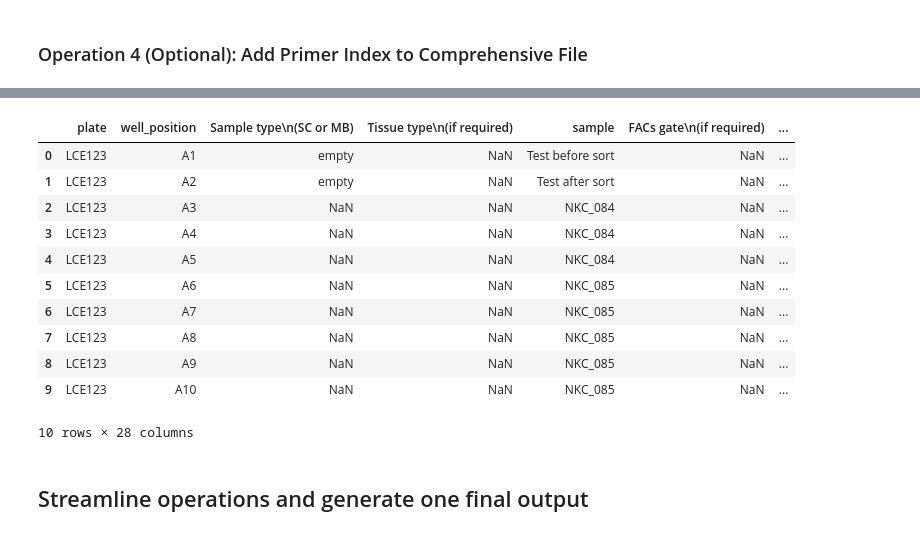
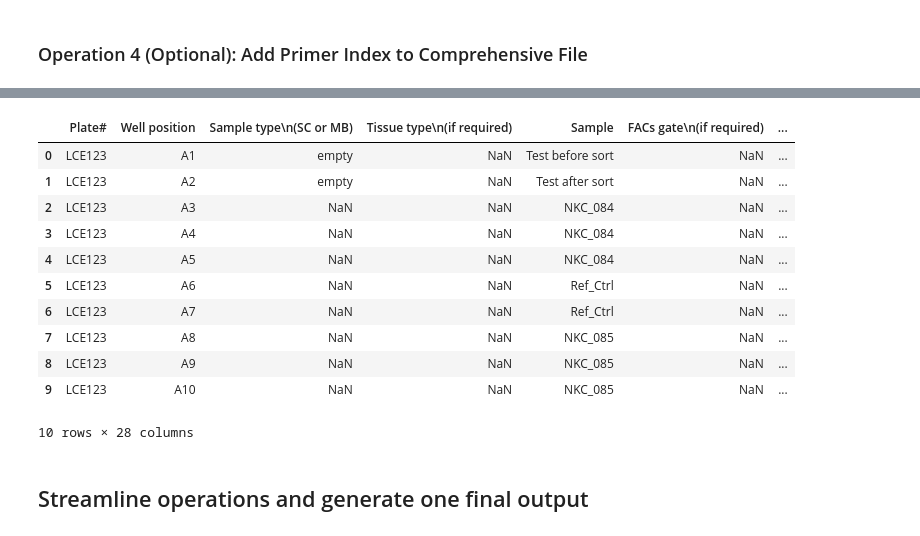
Before and after one commit to WEHI-RCPStudentInternship/Genomics-Metadata-Multiplexing, a Jupyter notebook: test_infrastructure/test_operations.ipynb, the cells around one changed output, grey strips where cells are left out. Cells and saved outputs as stored; diff of their text form; code cells hidden in the pictures.

```diff
--- a/test_infrastructure/test_operations.ipynb
+++ b/test_infrastructure/test_operations.ipynb
@@ -154,24 +224,23 @@ Given Primer Index (Sample):
 # %%
 # load primer index template
 primer_index_df = pd.read_excel(primer_index_file_path, sheet_name='Sample primer & index', skiprows=3)
-primer_index_df.rename({'Plate#': 'plate', 'Well position': 'well_position', 'Sample name': 'sample'}, axis=1, inplace=True)
+primer_index_df.rename({'Sample name': 'Sample'}, axis=1, inplace=True)
 
 # generate mockup test result file
 merged_primer_index_df = pd.merge(merged_samplesheet_fcs_and_template_sheet_df, primer_index_df,
-                                  left_on=['plate', 'well_position', 'sample'],
-                                  right_on=['plate', 'well_position', 'sample'],
+                                  on=['Plate#', 'Well position', 'Sample'],
                                   suffixes=('', '_primer'), how='left')
 
 merged_primer_index_df.head(10)
 # %% [output]
-|  | plate | well_position | Sample type\n(SC or MB) | Tissue type\n(if required) | sample | FACs gate\n(if required) | ... |
+|  | Plate# | Well position | Sample type\n(SC or MB) | Tissue type\n(if required) | Sample | FACs gate\n(if required) | ... |
 | 0 | LCE123 | A1 | empty | NaN | Test before sort | NaN | ... |
 | 1 | LCE123 | A2 | empty | NaN | Test after sort | NaN | ... |
 | 2 | LCE123 | A3 | NaN | NaN | NKC_084 | NaN | ... |
 | 3 | LCE123 | A4 | NaN | NaN | NKC_084 | NaN | ... |
 | 4 | LCE123 | A5 | NaN | NaN | NKC_084 | NaN | ... |
-| 5 | LCE123 | A6 | NaN | NaN | NKC_085 | NaN | ... |
-| 6 | LCE123 | A7 | NaN | NaN | NKC_085 | NaN | ... |
+| 5 | LCE123 | A6 | NaN | NaN | Ref_Ctrl | NaN | ... |
+| 6 | LCE123 | A7 | NaN | NaN | Ref_Ctrl | NaN | ... |
 | 7 | LCE123 | A8 | NaN | NaN | NKC_085 | NaN | ... |
 | 8 | LCE123 | A9 | NaN | NaN | NKC_085 | NaN | ... |
 | 9 | LCE123 | A10 | NaN | NaN | NKC_085 | NaN | ... |
```
Also changed, not shown: parts of 4 cells of this notebook, 17 other files.
